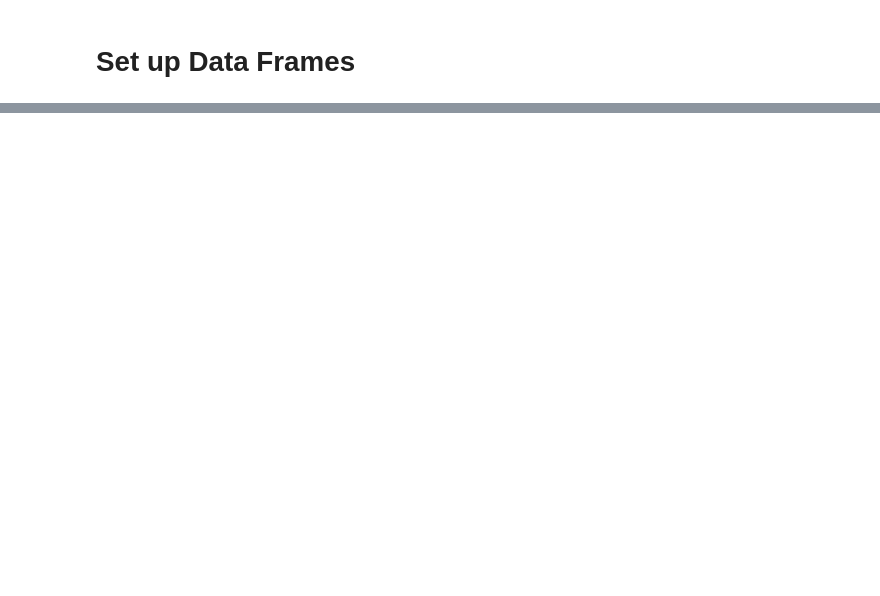
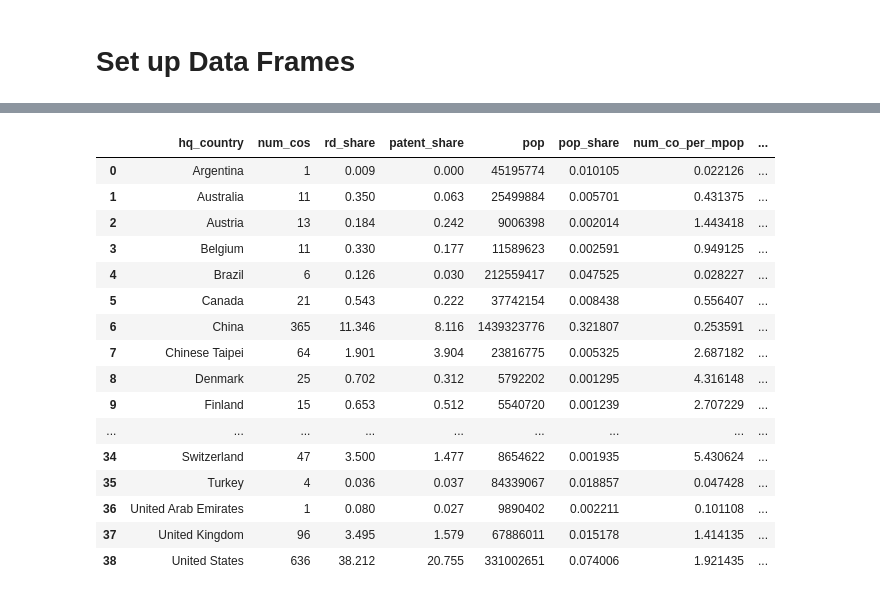
Before and after one commit to bassoonelephant/ip-productivity, a Jupyter notebook: ip_workbench.ipynb, the cells around one changed output, grey strips where cells are left out. Saved outputs shown, nothing was run; the diff lists cells and outputs as text; code cells hidden in the pictures; blank space fills up the shorter version.

Commit message:
complete initial draft of country, industry, company analysis

```diff
--- a/ip_workbench.ipynb
+++ b/ip_workbench.ipynb
@@ -95,0 +26,27 @@ country_group.agg(['count'])['company']
+# %%
+# Set up data grouped by country
+country_group = ip.groupby("hq_country")
+
+# Apply aggregates
+colFun = {'company':['count'],
+          'rdspend_share':['sum'],
+          'patent_share':['sum']}
+
+country_analysis = country_group.agg(colFun)
+
+# Rename columns
+country_analysis = pd.DataFrame(country_analysis.to_records())  # flatten hierarchical index
+country_analysis.columns = ["hq_country", "num_cos", "rd_share", "patent_share"]
+# %%
+# Dataset 2 is population data which will be used for per cap calculations
+pop = pd.read_csv("data/population.csv", sep=",", usecols = ["Country", "Population"])
+pop.rename(columns={"Country":"hq_country", "Population":"pop"}, inplace = True)
+
+# Merge datasets
+country_analysis = pd.merge(left=country_analysis, right=pop, on="hq_country", how="left")
+
+# Add population share
+total_pop = pop['pop'].sum()
+country_analysis['pop_share'] = country_analysis['pop']/total_pop
+
+country_analysis.head()
@@ -95,0 +60,11 @@ country_group.agg(['count'])['company']
+# %%
+# Set up per capita calculations
+country_analysis['num_co_per_mpop'] = country_analysis['num_cos']/(country_analysis['pop']/1e6)
+
+country_analysis['rd_share_to_pop_share'] = country_analysis['rd_share']/country_analysis['pop_share']
+country_analysis['rank_rd_pop'] = country_analysis['rd_share_to_pop_share'].rank(ascending=False)
+
+country_analysis['patent_share_to_pop_share'] = country_analysis['patent_share']/country_analysis['pop_share']
+country_analysis['rank_patent_pop'] = country_analysis['patent_share_to_pop_share'].rank(ascending=False)
+
+country_analysis.head()
@@ -95,0 +78,24 @@ country_group.agg(['count'])['company']
+# %%
+# Calculate efficiency (Part e)
+country_analysis['patent_eff'] = country_analysis['patent_share']/country_analysis['rd_share']
+country_analysis['rank_patent_eff'] = country_analysis['patent_eff'].rank(ascending=False)
+
+country_analysis
+# %% [output]
+|  | hq_country | num_cos | rd_share | patent_share | pop | pop_share | num_co_per_mpop | ... |
+| 0 | Argentina | 1 | 0.009 | 0.000 | 45195774 | 0.010105 | 0.022126 | ... |
+| 1 | Australia | 11 | 0.350 | 0.063 | 25499884 | 0.005701 | 0.431375 | ... |
+| 2 | Austria | 13 | 0.184 | 0.242 | 9006398 | 0.002014 | 1.443418 | ... |
+| 3 | Belgium | 11 | 0.330 | 0.177 | 11589623 | 0.002591 | 0.949125 | ... |
+| 4 | Brazil | 6 | 0.126 | 0.030 | 212559417 | 0.047525 | 0.028227 | ... |
+| 5 | Canada | 21 | 0.543 | 0.222 | 37742154 | 0.008438 | 0.556407 | ... |
+| 6 | China | 365 | 11.346 | 8.116 | 1439323776 | 0.321807 | 0.253591 | ... |
+| 7 | Chinese Taipei | 64 | 1.901 | 3.904 | 23816775 | 0.005325 | 2.687182 | ... |
+| 8 | Denmark | 25 | 0.702 | 0.312 | 5792202 | 0.001295 | 4.316148 | ... |
+| 9 | Finland | 15 | 0.653 | 0.512 | 5540720 | 0.001239 | 2.707229 | ... |
+| ... | ... | ... | ... | ... | ... | ... | ... | ... |
+| 34 | Switzerland | 47 | 3.500 | 1.477 | 8654622 | 0.001935 | 5.430624 | ... |
+| 35 | Turkey | 4 | 0.036 | 0.037 | 84339067 | 0.018857 | 0.047428 | ... |
+| 36 | United Arab Emirates | 1 | 0.080 | 0.027 | 9890402 | 0.002211 | 0.101108 | ... |
+| 37 | United Kingdom | 96 | 3.495 | 1.579 | 67886011 | 0.015178 | 1.414135 | ... |
+| 38 | United States | 636 | 38.212 | 20.755 | 331002651 | 0.074006 | 1.921435 | ... |
```
Also changed, not shown: parts of 23 cells of this notebook.
